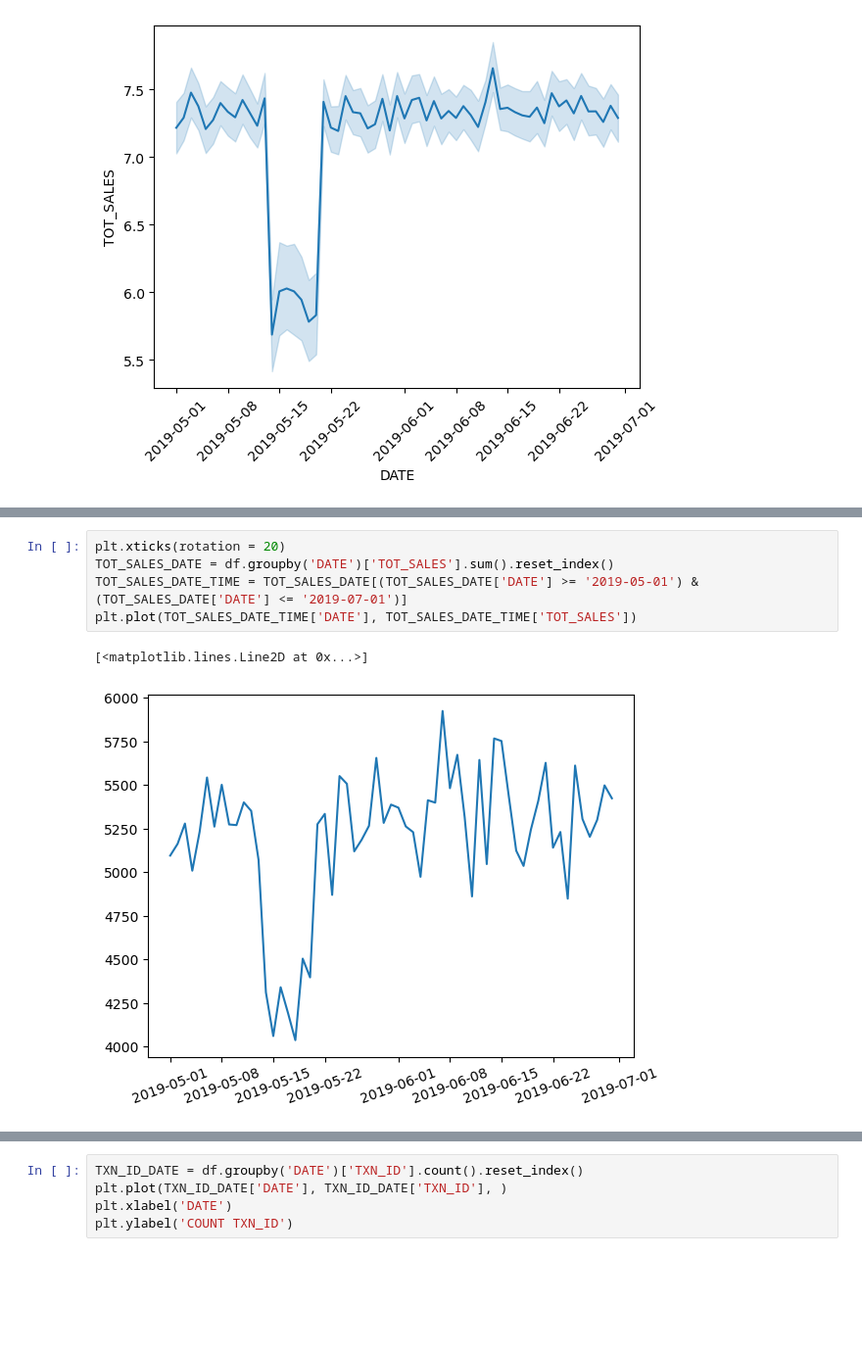
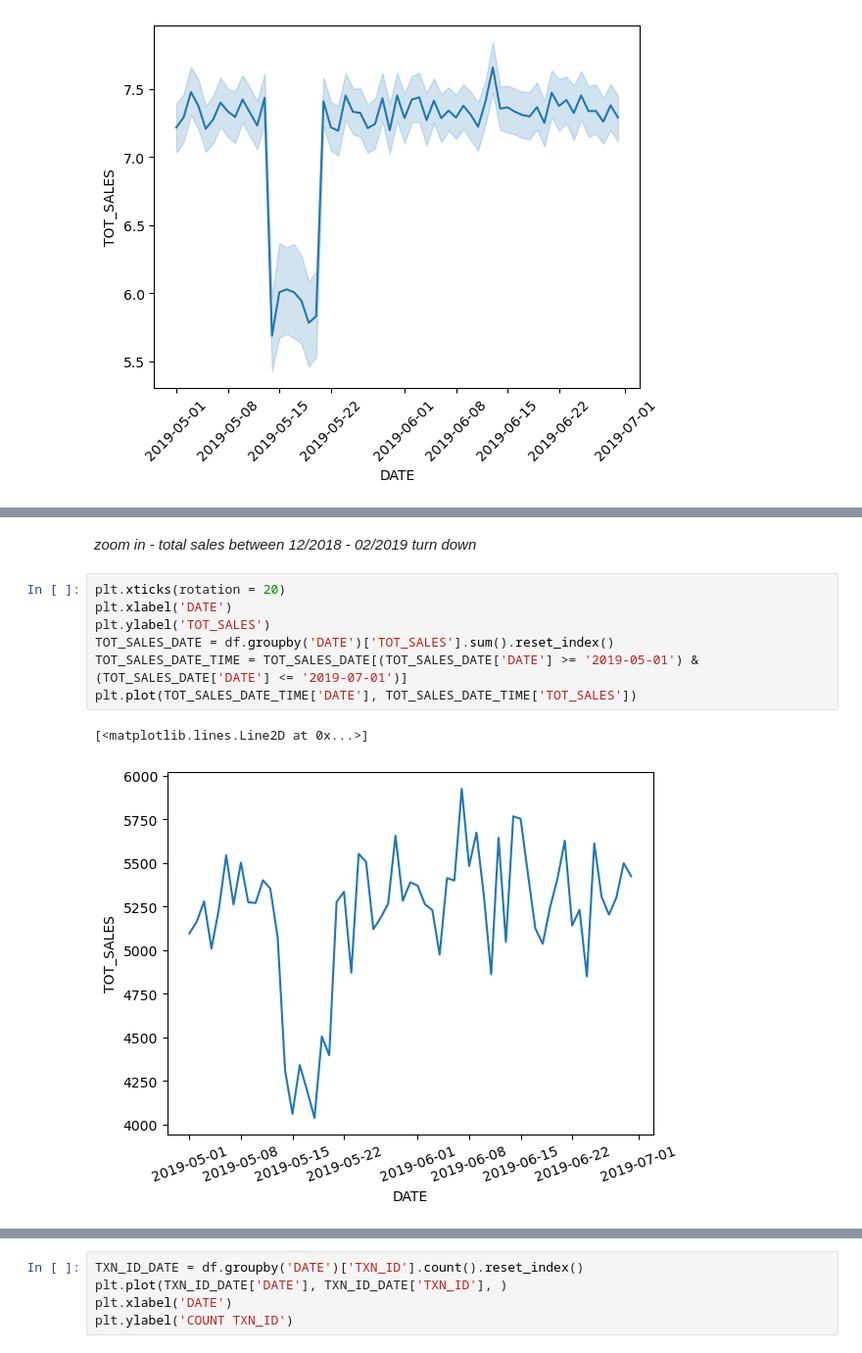
Before and after one commit to ANPHANVAN/AN_SHARE, a Jupyter notebook: Data analyst product Quantium.ipynb, the cells around one changed output, grey strips where cells are left out. Shown at 98% size. Cells and saved outputs as stored; diff of their text form; blank space fills up the shorter version.

```diff
--- a/Data analyst product Quantium.ipynb
+++ b/Data analyst product Quantium.ipynb
@@ -542,9 +521,13 @@ plt.plot(TOT_SALES_DATE_TIME['DATE'], TOT_SALES_DATE_TIME['TOT_SALES'])
+# %% [markdown]
+*zoom in - total sales between 12/2018 - 02/2019 turn down*
 # %%
 plt.xticks(rotation = 20)
+plt.xlabel('DATE')
+plt.ylabel('TOT_SALES')
 TOT_SALES_DATE = df.groupby('DATE')['TOT_SALES'].sum().reset_index()
 TOT_SALES_DATE_TIME = TOT_SALES_DATE[(TOT_SALES_DATE['DATE'] >= '2019-05-01') & (TOT_SALES_DATE['DATE'] <= '2019-07-01')]
 plt.plot(TOT_SALES_DATE_TIME['DATE'], TOT_SALES_DATE_TIME['TOT_SALES'])
 # %% [output]
 [<matplotlib.lines.Line2D at 0x...>]
-[figure, old version]
+[figure, new version]
 # %% [raw]
```
Also changed, not shown: parts of 51 cells of this notebook.
